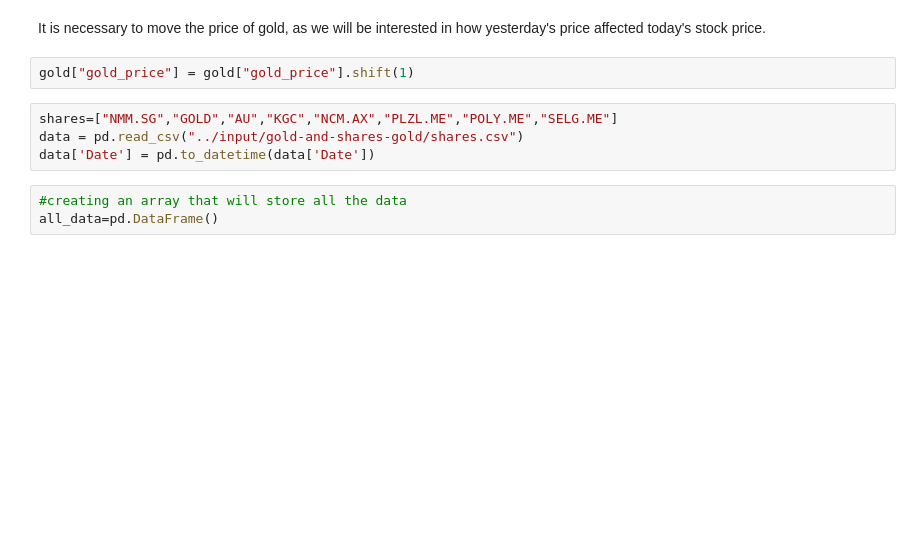
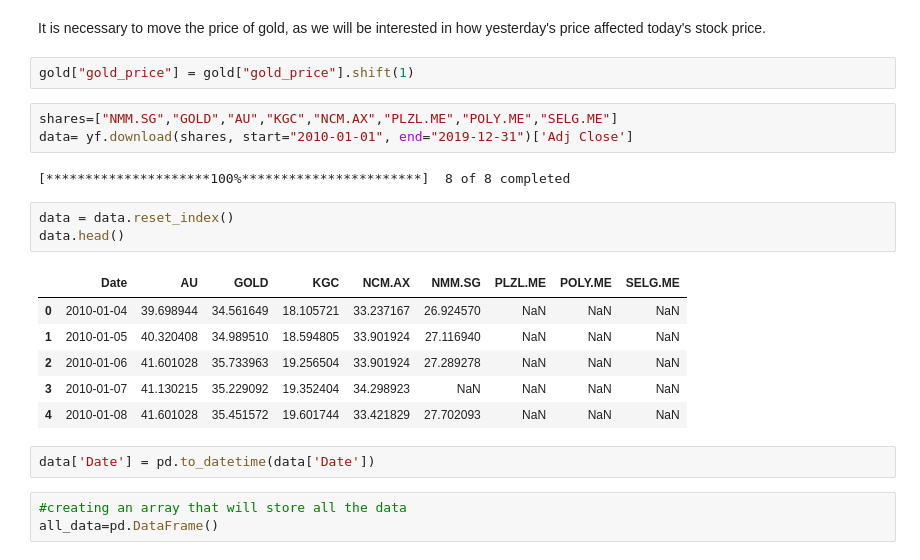
Before and after one commit to Zmey56/blog, a Jupyter notebook: _notebooks/2020-11-17-ml-prediction-gold-shares.ipynb, the cells around one changed output. Saved outputs shown, nothing was run; the diff lists cells and outputs as text; blank space fills up the shorter version.

```diff
--- a/_notebooks/2020-11-17-ml-prediction-gold-shares.ipynb
+++ b/_notebooks/2020-11-17-ml-prediction-gold-shares.ipynb
@@ -60,8 +73,21 @@ It is necessary to move the price of gold, as we will be interested in how yeste
 gold["gold_price"] = gold["gold_price"].shift(1)
 # %%
 shares=["NMM.SG","GOLD","AU","KGC","NCM.AX","PLZL.ME","POLY.ME","SELG.ME"]
-data = pd.read_csv("../input/gold-and-shares-gold/shares.csv")
-data['Date'] = pd.to_datetime(data['Date'])
+data= yf.download(shares, start="2010-01-01", end="2019-12-31")['Adj Close']
+# %% [output]
+[*********************100%***********************]  8 of 8 completed
+# %%
+data = data.reset_index()
+data.head()
+# %% [output]
+|  | Date | AU | GOLD | KGC | NCM.AX | NMM.SG | PLZL.ME | POLY.ME | SELG.ME |
+| 0 | 2010-01-04 | 39.698944 | 34.561649 | 18.105721 | 33.237167 | 26.924570 | NaN | NaN | NaN |
+| 1 | 2010-01-05 | 40.320408 | 34.989510 | 18.594805 | 33.901924 | 27.116940 | NaN | NaN | NaN |
+| 2 | 2010-01-06 | 41.601028 | 35.733963 | 19.256504 | 33.901924 | 27.289278 | NaN | NaN | NaN |
+| 3 | 2010-01-07 | 41.130215 | 35.229092 | 19.352404 | 34.298923 | NaN | NaN | NaN | NaN |
+| 4 | 2010-01-08 | 41.601028 | 35.451572 | 19.601744 | 33.421829 | 27.702093 | NaN | NaN | NaN |
+# %%
+data['Date'] = pd.to_datetime(data['Date'])
 # %%
 #creating an array that will store all the data
 all_data=pd.DataFrame()
```
Also changed, not shown: parts of 24 cells of this notebook.
